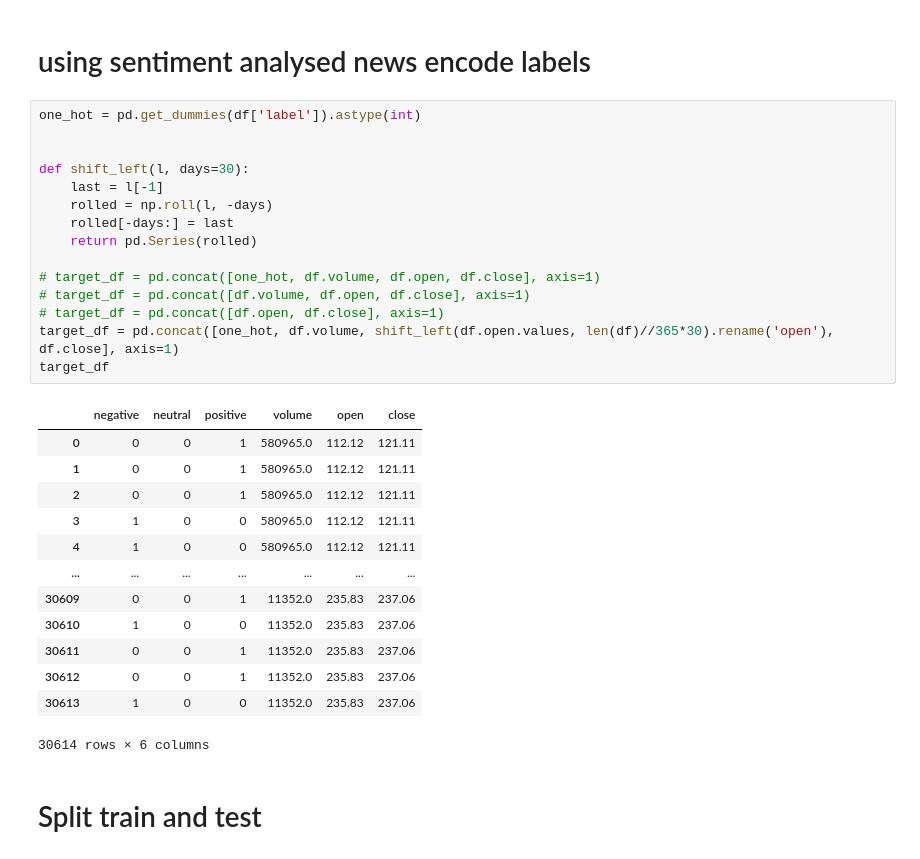
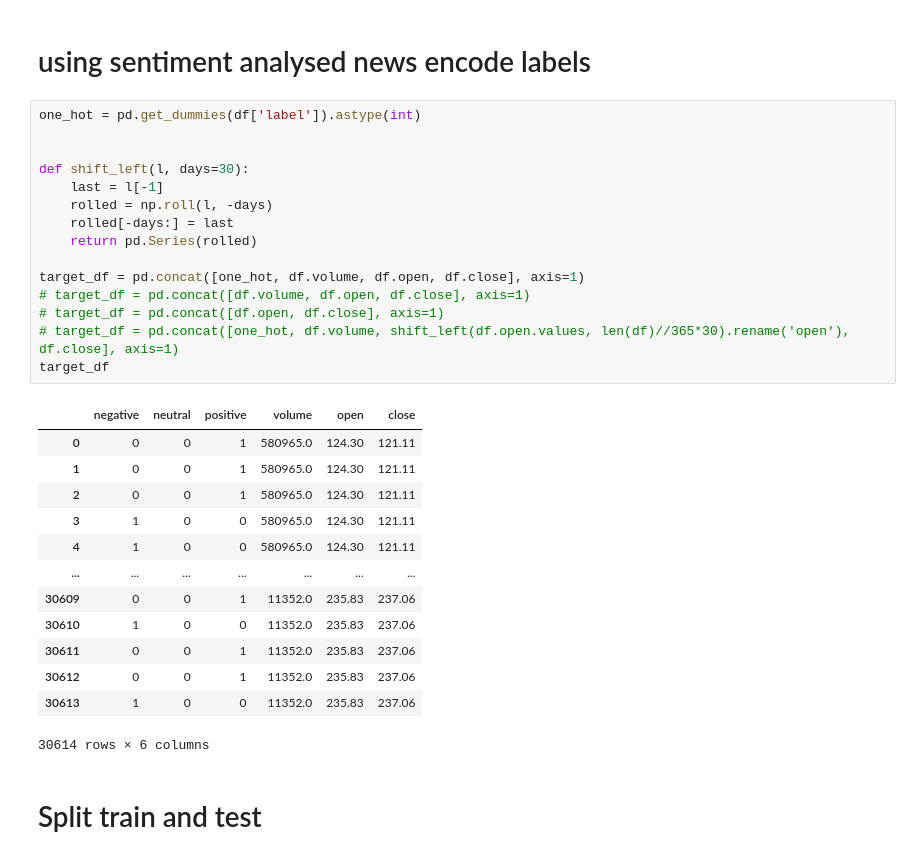
Before and after one commit to irusland/stonks, a Jupyter notebook: notebooks/moods_lstm.ipynb, the cells around one changed output. Saved outputs shown, nothing was run; the diff lists cells and outputs as text.

```diff
--- a/notebooks/moods_lstm.ipynb
+++ b/notebooks/moods_lstm.ipynb
@@ -40,25 +43,25 @@ df
 # %%
 one_hot = pd.get_dummies(df['label']).astype(int)
 
 
 def shift_left(l, days=30):
     last = l[-1]
     rolled = np.roll(l, -days)
     rolled[-days:] = last
     return pd.Series(rolled)
 
-# target_df = pd.concat([one_hot, df.volume, df.open, df.close], axis=1)
+target_df = pd.concat([one_hot, df.volume, df.open, df.close], axis=1)
 # target_df = pd.concat([df.volume, df.open, df.close], axis=1)
 # target_df = pd.concat([df.open, df.close], axis=1)
-target_df = pd.concat([one_hot, df.volume, shift_left(df.open.values, len(df)//365*30).rename('open'), df.close], axis=1)
+# target_df = pd.concat([one_hot, df.volume, shift_left(df.open.values, len(df)//365*30).rename('open'), df.close], axis=1)
 target_df
 # %% [output]
 |  | negative | neutral | positive | volume | open | close |
-| 0 | 0 | 0 | 1 | 580965.0 | 112.12 | 121.11 |
-| 1 | 0 | 0 | 1 | 580965.0 | 112.12 | 121.11 |
-| 2 | 0 | 0 | 1 | 580965.0 | 112.12 | 121.11 |
-| 3 | 1 | 0 | 0 | 580965.0 | 112.12 | 121.11 |
-| 4 | 1 | 0 | 0 | 580965.0 | 112.12 | 121.11 |
+| 0 | 0 | 0 | 1 | 580965.0 | 124.30 | 121.11 |
+| 1 | 0 | 0 | 1 | 580965.0 | 124.30 | 121.11 |
+| 2 | 0 | 0 | 1 | 580965.0 | 124.30 | 121.11 |
+| 3 | 1 | 0 | 0 | 580965.0 | 124.30 | 121.11 |
+| 4 | 1 | 0 | 0 | 580965.0 | 124.30 | 121.11 |
 | ... | ... | ... | ... | ... | ... | ... |
 | 30609 | 0 | 0 | 1 | 11352.0 | 235.83 | 237.06 |
 | 30610 | 1 | 0 | 0 | 11352.0 | 235.83 | 237.06 |
```
Also changed, not shown: parts of 6 cells of this notebook, 4 other files.
